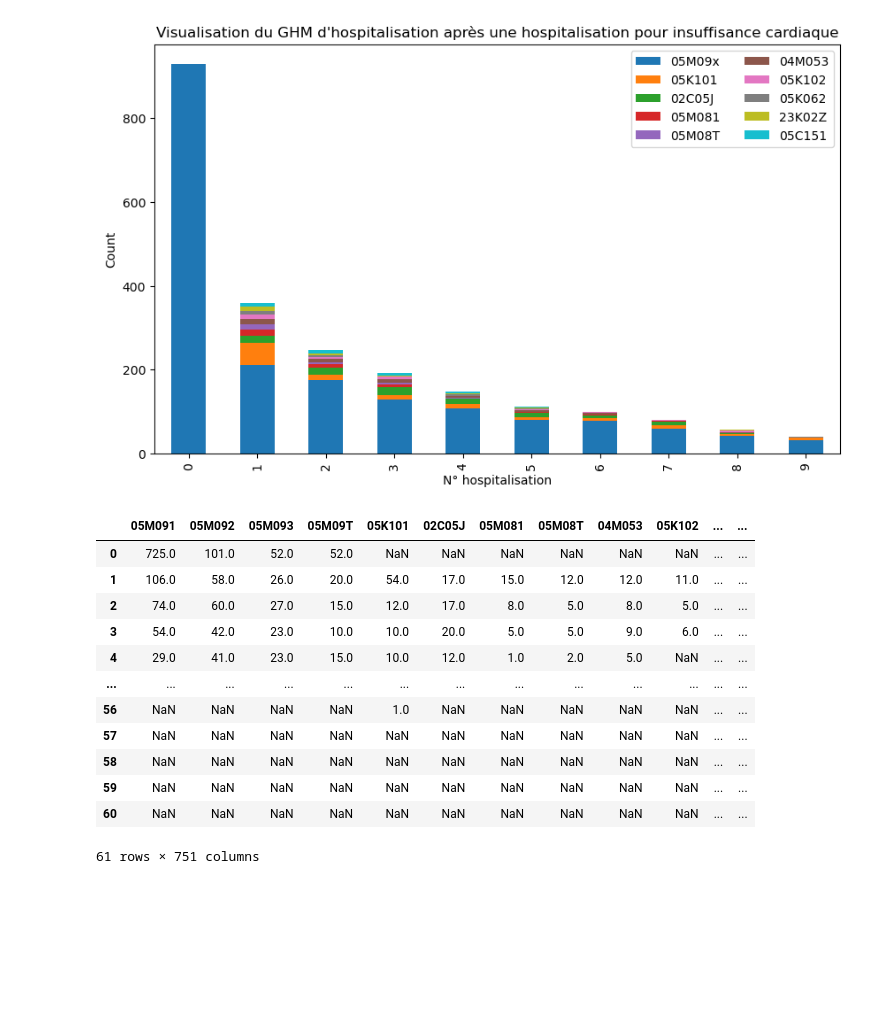
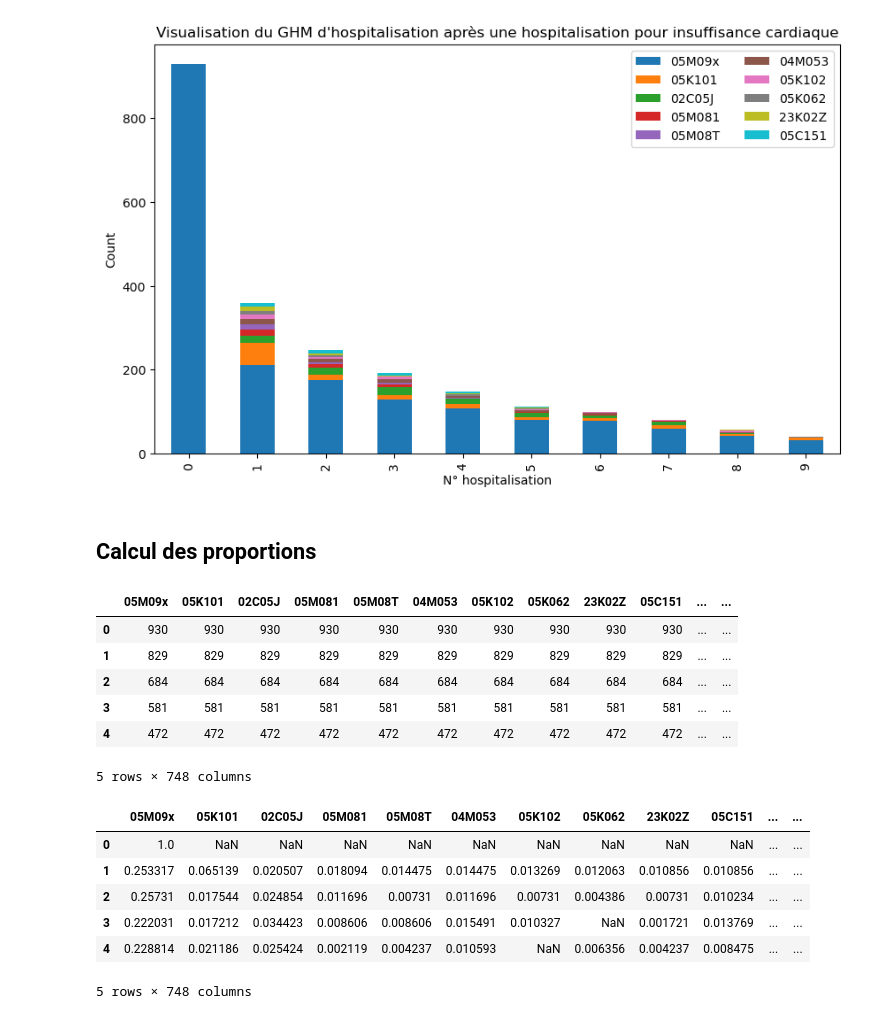
Before and after one commit to Kirscher/TextMining_Parcours_de_soin, a Jupyter notebook: base_sequentielle.ipynb, the cells around one changed output. Saved outputs shown, nothing was run; the diff lists cells and outputs as text; code cells hidden in the pictures; blank space fills up the shorter version.

```diff
--- a/base_sequentielle.ipynb
+++ b/base_sequentielle.ipynb
@@ -180,19 +180,5 @@ plt.title('Visualisation du GHM d\'hospitalisation après une hospitalisation po
 plt.show()
 # %% [output]
 [figure]
-# %%
-df
-# %% [output]
-|  | 05M091 | 05M092 | 05M093 | 05M09T | 05K101 | 02C05J | 05M081 | 05M08T | 04M053 | 05K102 | ... | ... |
-| 0 | 725.0 | 101.0 | 52.0 | 52.0 | NaN | NaN | NaN | NaN | NaN | NaN | ... | ... |
-| 1 | 106.0 | 58.0 | 26.0 | 20.0 | 54.0 | 17.0 | 15.0 | 12.0 | 12.0 | 11.0 | ... | ... |
-| 2 | 74.0 | 60.0 | 27.0 | 15.0 | 12.0 | 17.0 | 8.0 | 5.0 | 8.0 | 5.0 | ... | ... |
-| 3 | 54.0 | 42.0 | 23.0 | 10.0 | 10.0 | 20.0 | 5.0 | 5.0 | 9.0 | 6.0 | ... | ... |
-| 4 | 29.0 | 41.0 | 23.0 | 15.0 | 10.0 | 12.0 | 1.0 | 2.0 | 5.0 | NaN | ... | ... |
-| ... | ... | ... | ... | ... | ... | ... | ... | ... | ... | ... | ... | ... |
-| 56 | NaN | NaN | NaN | NaN | 1.0 | NaN | NaN | NaN | NaN | NaN | ... | ... |
-| 57 | NaN | NaN | NaN | NaN | NaN | NaN | NaN | NaN | NaN | NaN | ... | ... |
-| 58 | NaN | NaN | NaN | NaN | NaN | NaN | NaN | NaN | NaN | NaN | ... | ... |
-| 59 | NaN | NaN | NaN | NaN | NaN | NaN | NaN | NaN | NaN | NaN | ... | ... |
-| 60 | NaN | NaN | NaN | NaN | NaN | NaN | NaN | NaN | NaN | NaN | ... | ... |
-61 rows × 751 columns
+# %% [markdown]
+## Calcul des proportions
@@ -198,0 +189,10 @@ df
+# %%
+prop.head()
+# %% [output]
+|  | 05M09x | 05K101 | 02C05J | 05M081 | 05M08T | 04M053 | 05K102 | 05K062 | 23K02Z | 05C151 | ... | ... |
+| 0 | 930 | 930 | 930 | 930 | 930 | 930 | 930 | 930 | 930 | 930 | ... | ... |
+| 1 | 829 | 829 | 829 | 829 | 829 | 829 | 829 | 829 | 829 | 829 | ... | ... |
+| 2 | 684 | 684 | 684 | 684 | 684 | 684 | 684 | 684 | 684 | 684 | ... | ... |
+| 3 | 581 | 581 | 581 | 581 | 581 | 581 | 581 | 581 | 581 | 581 | ... | ... |
+| 4 | 472 | 472 | 472 | 472 | 472 | 472 | 472 | 472 | 472 | 472 | ... | ... |
+5 rows × 748 columns
@@ -198,0 +201,10 @@ df
+# %%
+df.head()
+# %% [output]
+|  | 05M09x | 05K101 | 02C05J | 05M081 | 05M08T | 04M053 | 05K102 | 05K062 | 23K02Z | 05C151 | ... | ... |
+| 0 | 1.0 | NaN | NaN | NaN | NaN | NaN | NaN | NaN | NaN | NaN | ... | ... |
+| 1 | 0.253317 | 0.065139 | 0.020507 | 0.018094 | 0.014475 | 0.014475 | 0.013269 | 0.012063 | 0.010856 | 0.010856 | ... | ... |
+| 2 | 0.25731 | 0.017544 | 0.024854 | 0.011696 | 0.00731 | 0.011696 | 0.00731 | 0.004386 | 0.00731 | 0.010234 | ... | ... |
+| 3 | 0.222031 | 0.017212 | 0.034423 | 0.008606 | 0.008606 | 0.015491 | 0.010327 | NaN | 0.001721 | 0.013769 | ... | ... |
+| 4 | 0.228814 | 0.021186 | 0.025424 | 0.002119 | 0.004237 | 0.010593 | NaN | 0.006356 | 0.004237 | 0.008475 | ... | ... |
+5 rows × 748 columns
```
Also changed, not shown: parts of 5 cells of this notebook.
